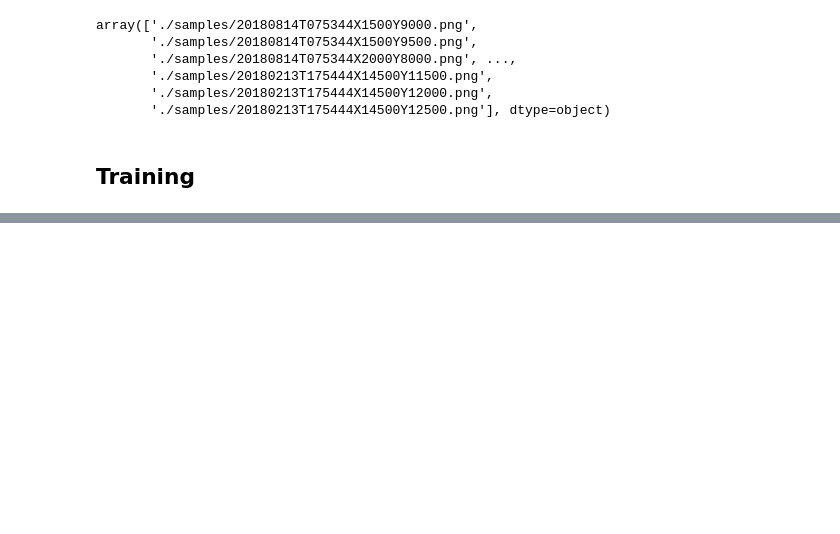
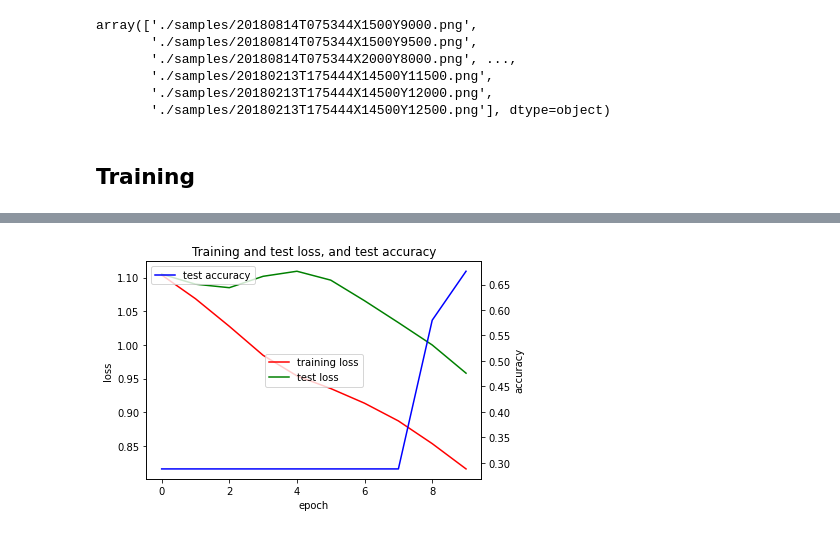
Before and after one commit to pahdsn/ati_sense_hackathon, a Jupyter notebook: HarryCode.ipynb, the cells around one changed output, grey strips where cells are left out. Drawn from its saved outputs; the diff is of its cells as text; code cells hidden in the pictures; blank space fills up the shorter version.

```diff
--- a/HarryCode.ipynb
+++ b/HarryCode.ipynb
@@ -228,13 +228,13 @@ class PolarNet(nn.Module): # nn.Module is base class for all networks
             nn.Conv2d(3, 16, kernel_size=5, padding=0),
             nn.ReLU(),
             nn.MaxPool2d(kernel_size=(2,2),stride=2),
-            nn.Conv2d(16,64,kernel_size=5,padding=0),
+            nn.Conv2d(16,32,kernel_size=5,padding=0),
             nn.ReLU(),
             nn.MaxPool2d(kernel_size=(2,2),stride=2)
-        ) # 13*13 * 64 = 10816 pixels
+        ) # 13*13 * 32 = 5408 pixels
 
         self.classifier = nn.Sequential(
-            nn.Linear(10816,36),
+            nn.Linear(5408,36),
             nn.ReLU(),
             nn.Linear(36, 3)
         )
@@ -284,7 +284,7 @@ def stats(loader, net):
             n += 1
     return running_loss/n, correct/total
 
-def statsplot(statsrec):
+def statsplot(statsrec,name):
     fig, ax1 = plt.subplots()
     plt.plot(statsrec[0], 'r', label = 'training loss', )
     plt.plot(statsrec[1], 'g', label = 'test loss' )
@@ -296,6 +296,7 @@ def statsplot(statsrec):
     ax2.plot(statsrec[2], 'b', label = 'test accuracy')
     ax2.set_ylabel('accuracy')
     plt.legend(loc='upper left')
+    plt.savefig('./figures/'+name+'.png')
     plt.show()
 # %% [markdown]
 ## Training
@@ -366,0 +341,4 @@ epoch: 9 training loss:  0.533  test loss:  0.847 test accuracy:  69.5%
+# %%
+statsplot(statsrec,'5408_secondrun')
+# %% [output]
+[figure, added]
```
Also changed, not shown: parts of 2 cells of this notebook.
